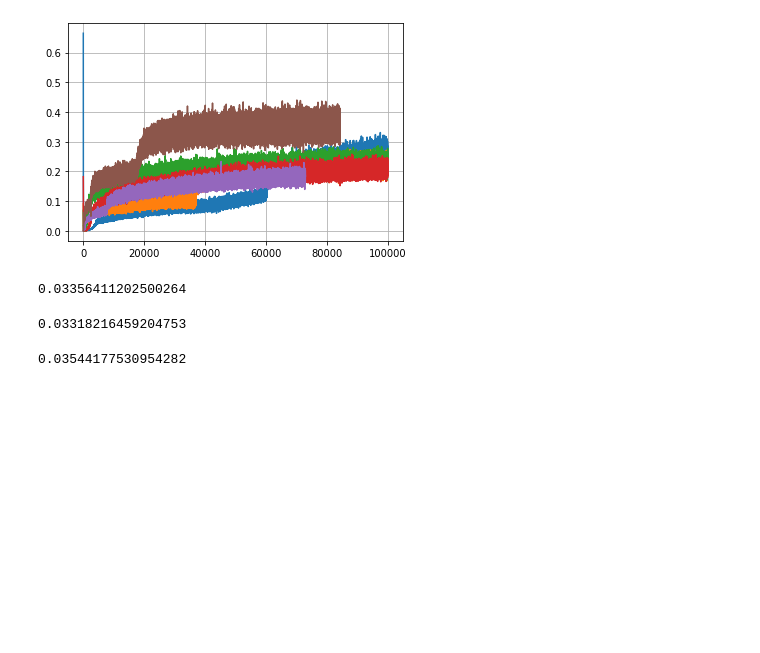
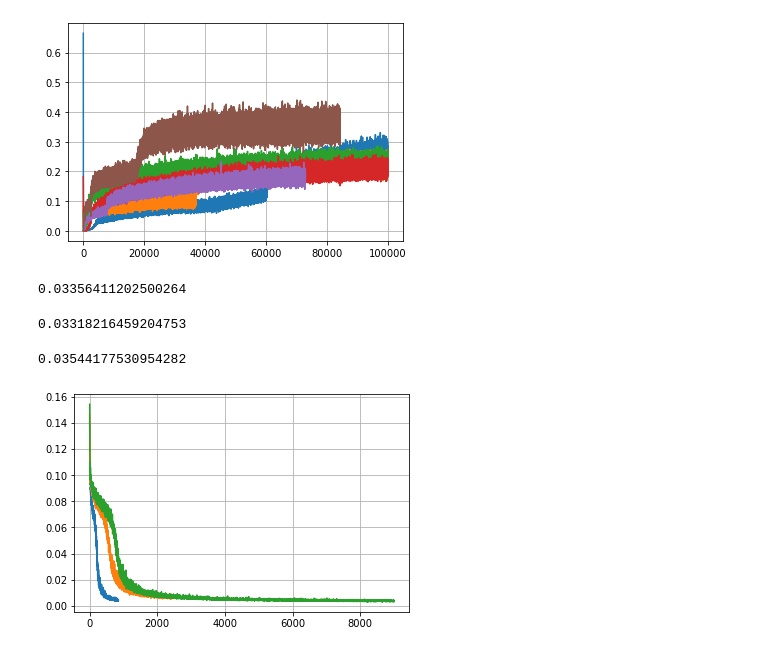
Before and after one commit to HastingsGreer/InverseConsistency, a Jupyter notebook: notebooks/InvestigateLosses.ipynb, the cells around one changed output. Cells and saved outputs as stored; diff of their text form; code cells hidden in the pictures; blank space fills up the shorter version.

```diff
--- a/notebooks/InvestigateLosses.ipynb
+++ b/notebooks/InvestigateLosses.ipynb
@@ -208,3 +211,11 @@ np.mean(losses("../results/affine_knee_lambdaserver_2")[-60:, 1])
 np.mean(losses("../results/ttsplit_affine_lambda20")[-60:, 1])
 # %% [output]
 0.03544177530954282
+# %%
+j = 1
+plt.plot(losses("../results/double_deformable_triangles/")[:, j])
+plt.plot(losses("../results/plain_hollow_deformable_triangles.py/")[:, j])
+plt.plot(losses("../results/hollow_triangles_test/")[:9000, j])
+plt.grid()
+# %% [output]
+[figure, added]
```
Also changed, not shown: parts of 7 cells of this notebook, 3 other files.
